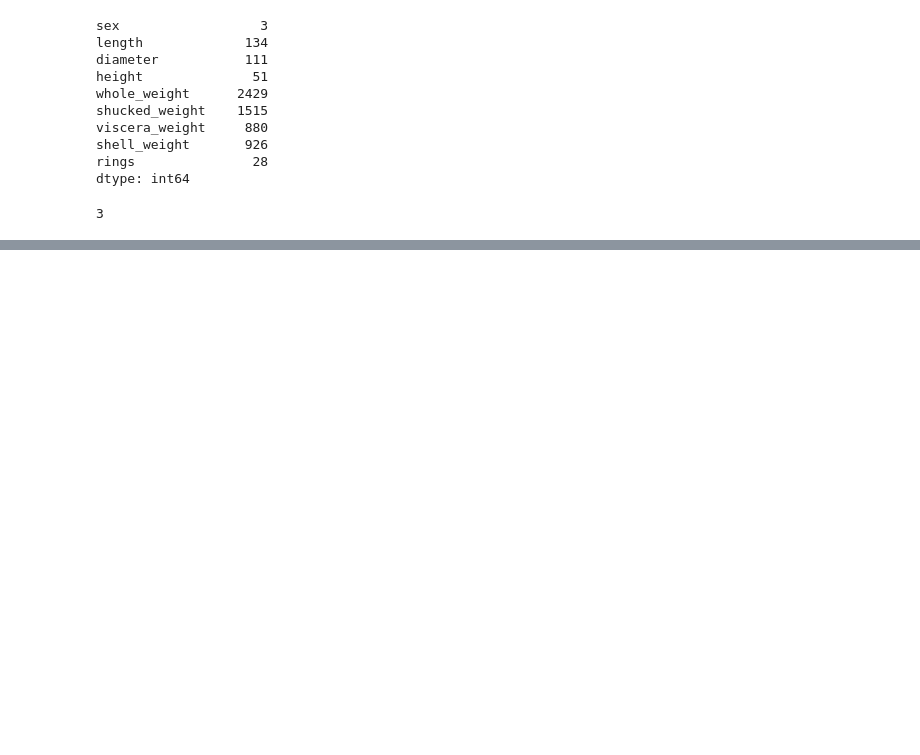
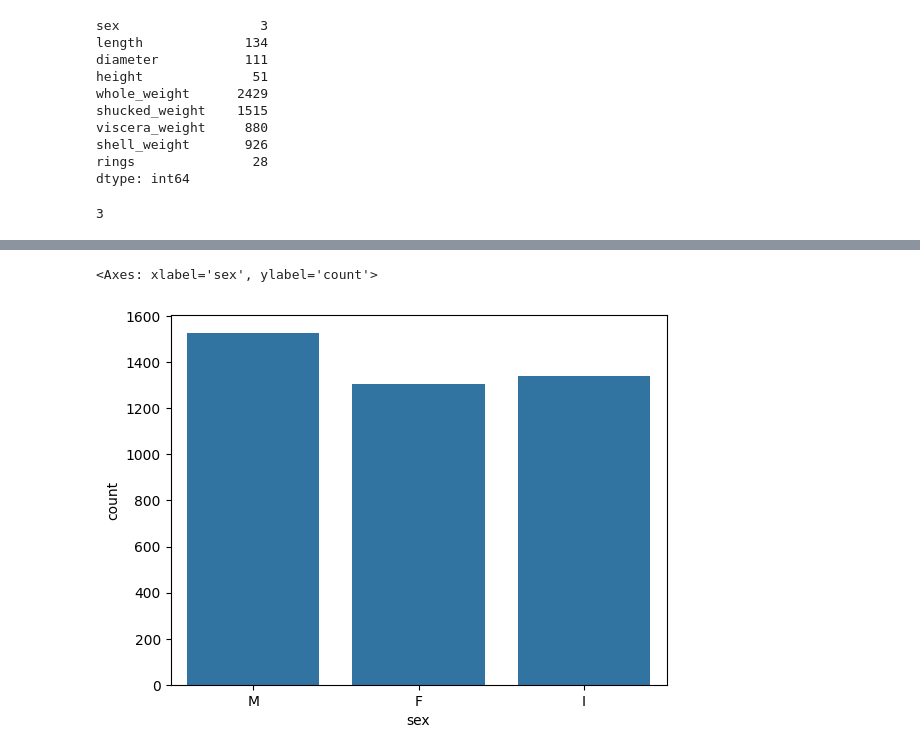
Before and after one commit to viveknaidu007/data-science-projects, a Jupyter notebook: abalone/notebook/predictoin.ipynb, the cells around one changed output, grey strips where cells are left out. Cells and saved outputs as stored; diff of their text form; code cells hidden in the pictures; blank space fills up the shorter version.

```diff
--- a/abalone/notebook/predictoin.ipynb
+++ b/abalone/notebook/predictoin.ipynb
@@ -42,0 +102,5 @@ df['sex'].nunique()
+# %%
+sns.countplot(x=df['sex'])
+# %% [output]
+<Axes: xlabel='sex', ylabel='count'>
+[figure, added]
```
Also changed, not shown: parts of 30 cells of this notebook, 7 other files.
